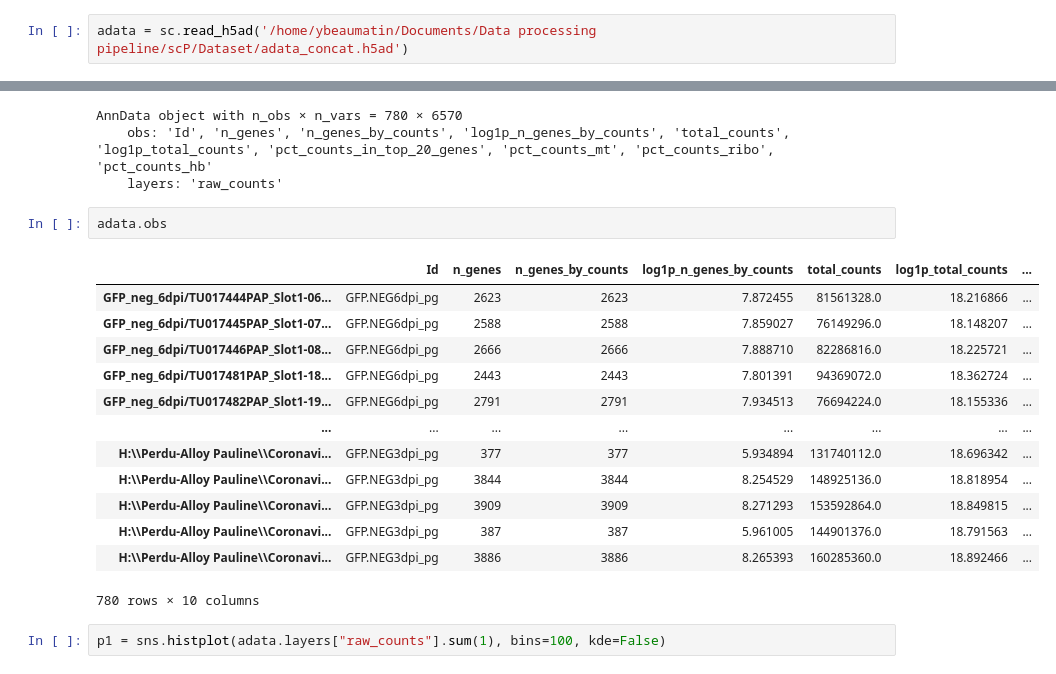
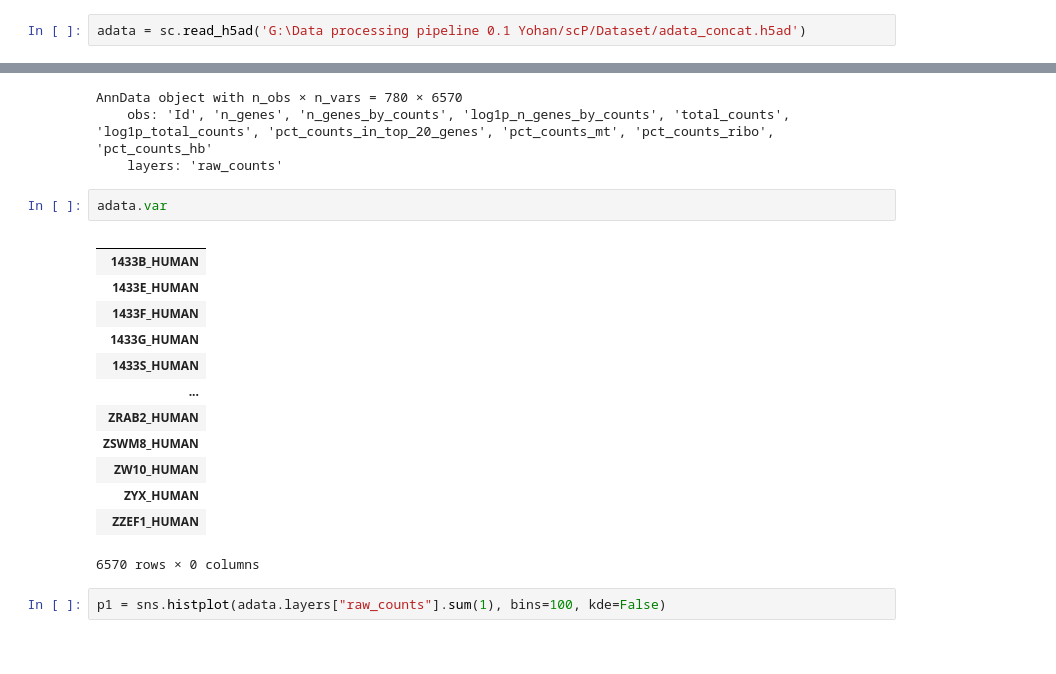
Before and after one commit to Yohan-b976/Transcriptomic-and-proteomic-sc-analysis, a Jupyter notebook: Pipeline Folder scProteomic/QC_scP.ipynb, the cells around one changed output, grey strips where cells are left out. Cells and saved outputs as stored; diff of their text form.

```diff
--- a/Pipeline Folder scProteomic/QC_scP.ipynb
+++ b/Pipeline Folder scProteomic/QC_scP.ipynb
@@ -567,7 +597,7 @@ import numpy as np
 # %% [markdown]
 ## Integration
 # %%
-adata = sc.read_h5ad('/home/ybeaumatin/Documents/Data processing pipeline/scP/Dataset/adata_concat.h5ad')
+adata = sc.read_h5ad('G:\Data processing pipeline 0.1 Yohan/scP/Dataset/adata_concat.h5ad')
 # %%
 adata.layers["raw_counts"] = adata.X.copy()
 # %%
@@ -577,21 +607,21 @@ AnnData object with n_obs × n_vars = 780 × 6570
     obs: 'Id', 'n_genes', 'n_genes_by_counts', 'log1p_n_genes_by_counts', 'total_counts', 'log1p_total_counts', 'pct_counts_in_top_20_genes', 'pct_counts_mt', 'pct_counts_ribo', 'pct_counts_hb'
     layers: 'raw_counts'
 # %%
-adata.obs
+adata.var
 # %% [output]
-|  | Id | n_genes | n_genes_by_counts | log1p_n_genes_by_counts | total_counts | log1p_total_counts | ... |
-| GFP_neg_6dpi/TU017444PAP_Slot1-06... | GFP.NEG6dpi_pg | 2623 | 2623 | 7.872455 | 81561328.0 | 18.216866 | ... |
-| GFP_neg_6dpi/TU017445PAP_Slot1-07... | GFP.NEG6dpi_pg | 2588 | 2588 | 7.859027 | 76149296.0 | 18.148207 | ... |
-| GFP_neg_6dpi/TU017446PAP_Slot1-08... | GFP.NEG6dpi_pg | 2666 | 2666 | 7.888710 | 82286816.0 | 18.225721 | ... |
-| GFP_neg_6dpi/TU017481PAP_Slot1-18... | GFP.NEG6dpi_pg | 2443 | 2443 | 7.801391 | 94369072.0 | 18.362724 | ... |
-| GFP_neg_6dpi/TU017482PAP_Slot1-19... | GFP.NEG6dpi_pg | 2791 | 2791 | 7.934513 | 76694224.0 | 18.155336 | ... |
-| ... | ... | ... | ... | ... | ... | ... | ... |
-| H:\\Perdu-Alloy Pauline\\Coronavi... | GFP.NEG3dpi_pg | 377 | 377 | 5.934894 | 131740112.0 | 18.696342 | ... |
-| H:\\Perdu-Alloy Pauline\\Coronavi... | GFP.NEG3dpi_pg | 3844 | 3844 | 8.254529 | 148925136.0 | 18.818954 | ... |
-| H:\\Perdu-Alloy Pauline\\Coronavi... | GFP.NEG3dpi_pg | 3909 | 3909 | 8.271293 | 153592864.0 | 18.849815 | ... |
-| H:\\Perdu-Alloy Pauline\\Coronavi... | GFP.NEG3dpi_pg | 387 | 387 | 5.961005 | 144901376.0 | 18.791563 | ... |
-| H:\\Perdu-Alloy Pauline\\Coronavi... | GFP.NEG3dpi_pg | 3886 | 3886 | 8.265393 | 160285360.0 | 18.892466 | ... |
+|  |
+| 1433B_HUMAN |
+| 1433E_HUMAN |
+| 1433F_HUMAN |
+| 1433G_HUMAN |
+| 1433S_HUMAN |
+| ... |
+| ZRAB2_HUMAN |
+| ZSWM8_HUMAN |
+| ZW10_HUMAN |
+| ZYX_HUMAN |
+| ZZEF1_HUMAN |
-780 rows × 10 columns
+6570 rows × 0 columns
 # %%
 p1 = sns.histplot(adata.layers["raw_counts"].sum(1), bins=100, kde=False)
 # %% [output]
```
Also changed, not shown: parts of 37 cells of this notebook.
